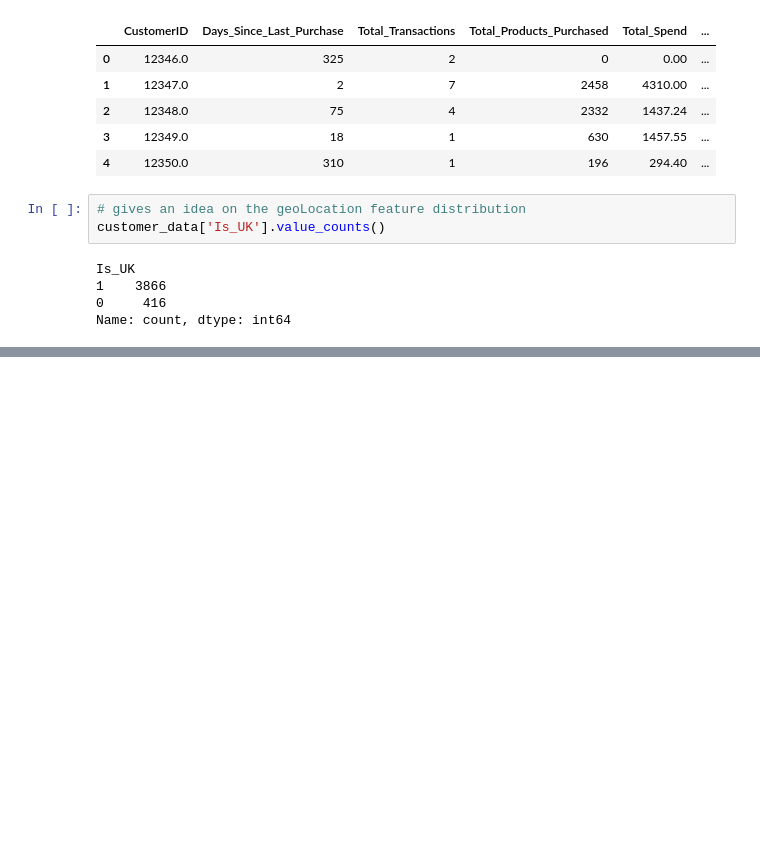
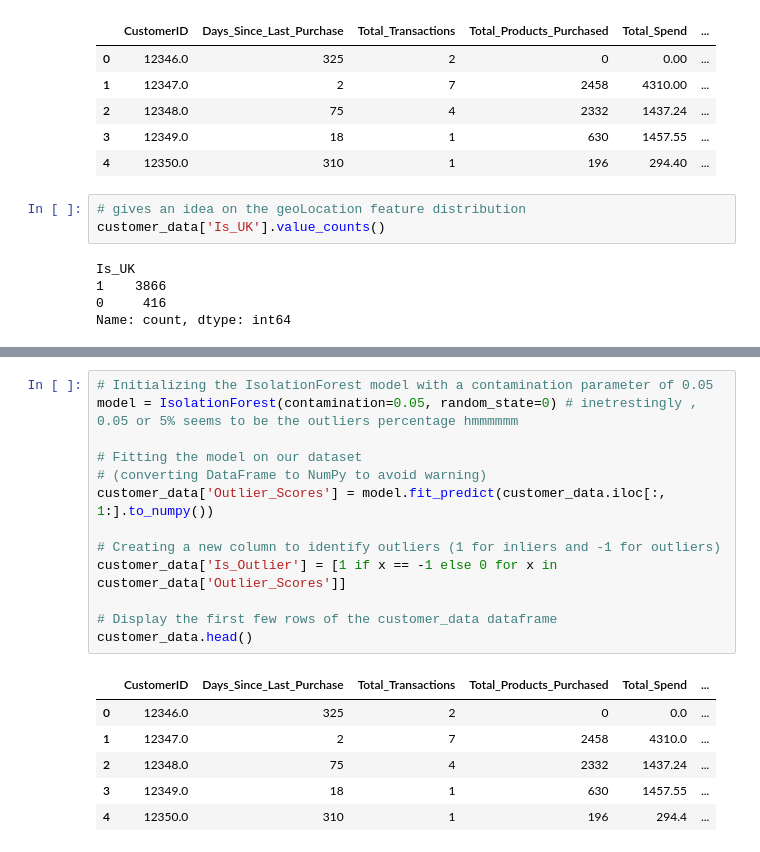
Before and after one commit to AMIdrissi/Recommendation-System, a Jupyter notebook: recommendationSystem.ipynb, the cells around one changed output, grey strips where cells are left out. Saved outputs shown, nothing was run; the diff lists cells and outputs as text; blank space fills up the shorter version.

```diff
--- a/recommendationSystem.ipynb
+++ b/recommendationSystem.ipynb
@@ -790,0 +970,20 @@ Name: count, dtype: int64
+# %%
+# Initializing the IsolationForest model with a contamination parameter of 0.05
+model = IsolationForest(contamination=0.05, random_state=0) # inetrestingly , 0.05 or 5% seems to be the outliers percentage hmmmmmm
+
+# Fitting the model on our dataset
+# (converting DataFrame to NumPy to avoid warning)
+customer_data['Outlier_Scores'] = model.fit_predict(customer_data.iloc[:, 1:].to_numpy())
+
+# Creating a new column to identify outliers (1 for inliers and -1 for outliers)
+customer_data['Is_Outlier'] = [1 if x == -1 else 0 for x in customer_data['Outlier_Scores']]
+
+# Display the first few rows of the customer_data dataframe
+customer_data.head()
+# %% [output]
+|  | CustomerID | Days_Since_Last_Purchase | Total_Transactions | Total_Products_Purchased | Total_Spend | ... |
+| 0 | 12346.0 | 325 | 2 | 0 | 0.0 | ... |
+| 1 | 12347.0 | 2 | 7 | 2458 | 4310.0 | ... |
+| 2 | 12348.0 | 75 | 4 | 2332 | 1437.24 | ... |
+| 3 | 12349.0 | 18 | 1 | 630 | 1457.55 | ... |
+| 4 | 12350.0 | 310 | 1 | 196 | 294.4 | ... |
```
Also changed, not shown: parts of 11 cells of this notebook.
